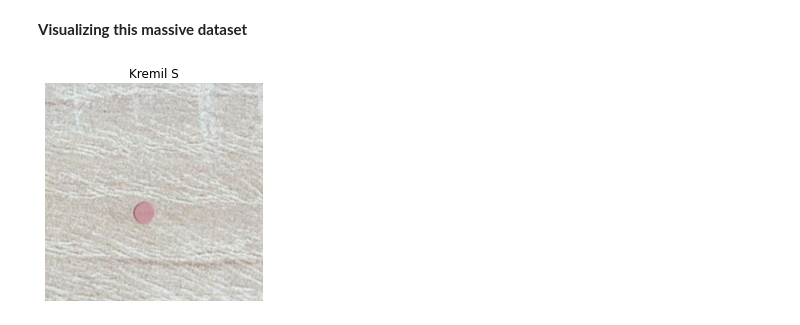
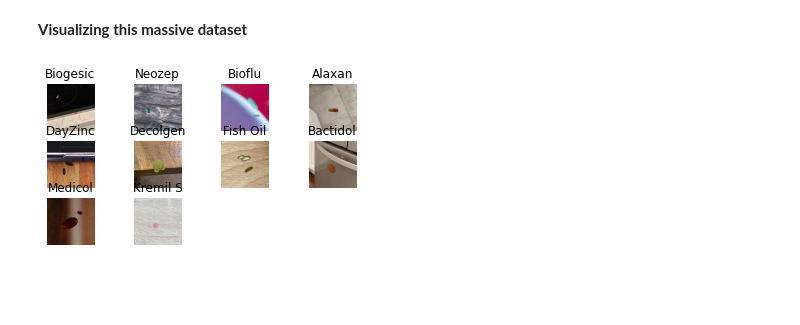
Before and after one commit to rdkdaniel/Basics-of-ML-DL-Models, a Jupyter notebook: Pharma_Dataset.ipynb, the cells around one changed output. Cells and saved outputs as stored; diff of their text form; code cells hidden in the pictures; blank space fills up the shorter version.

```diff
--- a/Pharma_Dataset.ipynb
+++ b/Pharma_Dataset.ipynb
@@ -184,13 +184,13 @@ from tensorflow.keras.layers import Dense, Dropout, Activation, Flatten, BatchNo
 # %%
 import matplotlib.pyplot as plt
 num=0
 for dirpath, dirnames, filenames in os.walk(str(train_path)):
     for filename in [f for f in filenames if f.endswith(".jpg")][:1]:
         img = PIL.Image.open(str(dirpath)+"/"+str(filename))
-        plt.subplot()
+        plt.subplot(4,4,num+1) #plot for rows and columns adjusted
         plt.title(str(dirpath).split('/')[-1])
         plt.axis('off')
         plt.imshow(img)
         num=num+1
 # %% [output]
-[figure, old version]
+[figure, new version]
```
